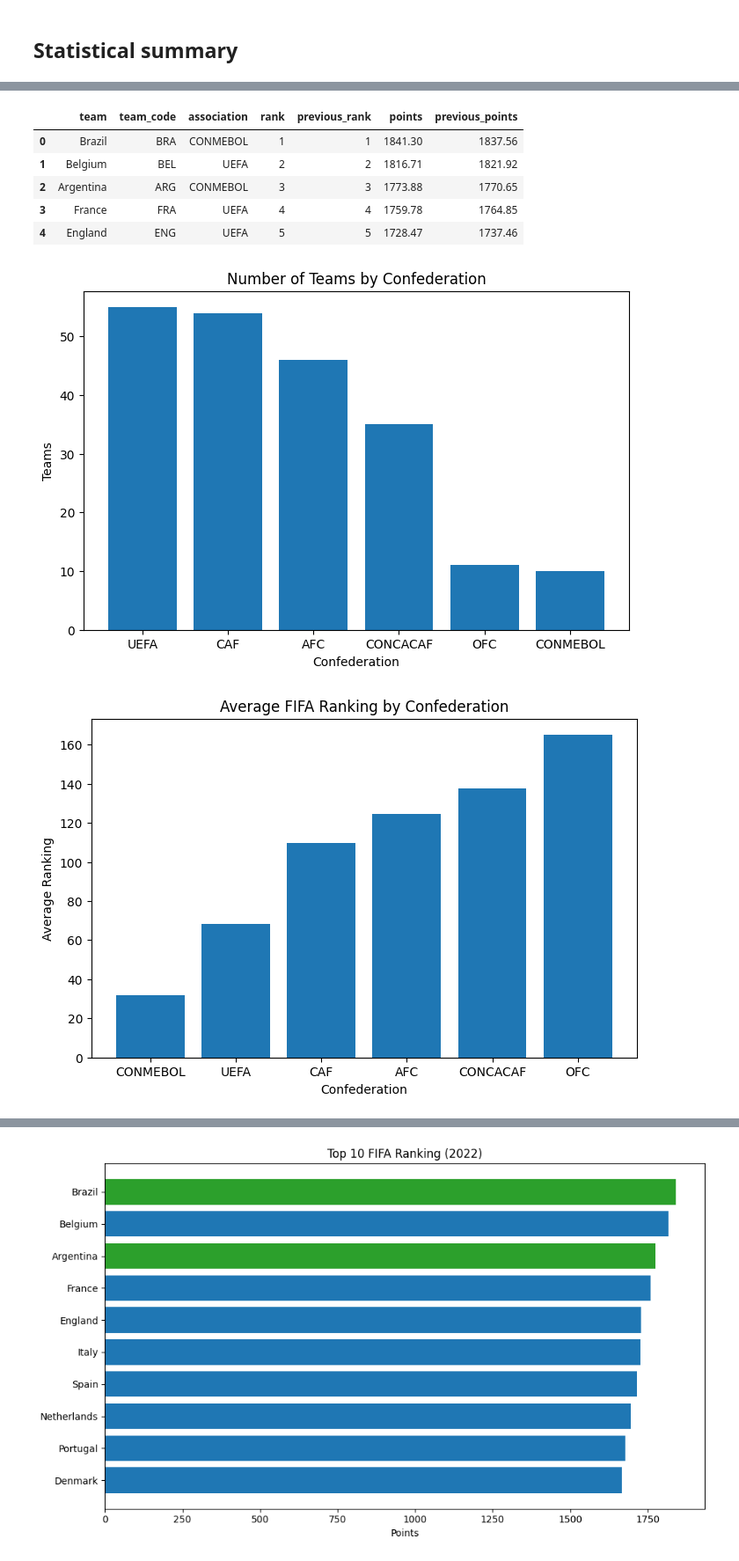
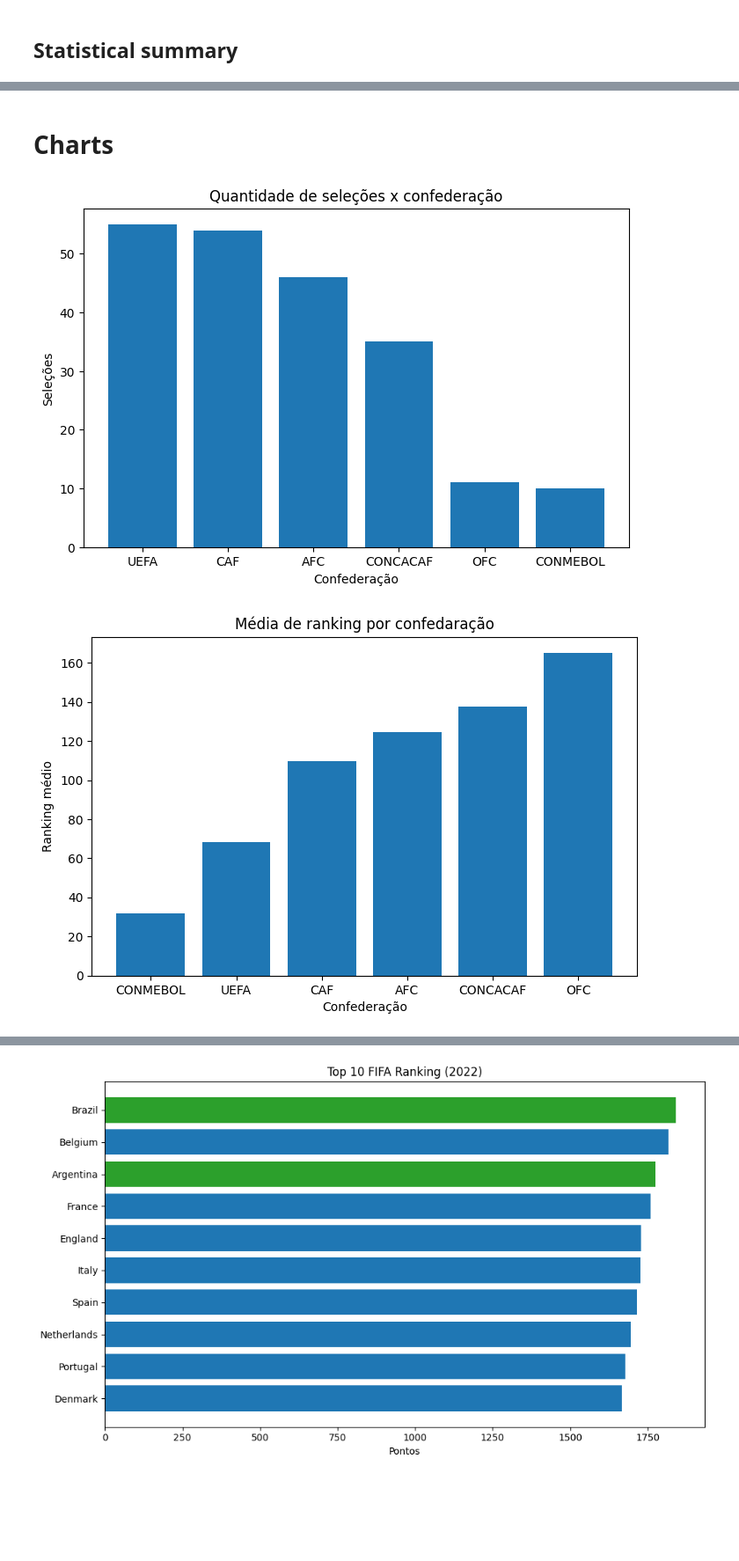
Before and after one commit to ithanara/Copa-challenger-Dados-por-Todos, a Jupyter notebook: notebooks/01_exploratory_data_analysis.ipynb, the cells around one changed output, grey strips where cells are left out. Shown at 88% size. Cells and saved outputs as stored; diff of their text form; code cells hidden in the pictures; blank space fills up the shorter version.

```diff
--- a/notebooks/01_exploratory_data_analysis.ipynb
+++ b/notebooks/01_exploratory_data_analysis.ipynb
@@ -270,12 +270,5 @@ matches_simple.describe
-# %%
-ranking.head()
-# %% [output]
-|  | team | team_code | association | rank | previous_rank | points | previous_points |
-| 0 | Brazil | BRA | CONMEBOL | 1 | 1 | 1841.30 | 1837.56 |
-| 1 | Belgium | BEL | UEFA | 2 | 2 | 1816.71 | 1821.92 |
-| 2 | Argentina | ARG | CONMEBOL | 3 | 3 | 1773.88 | 1770.65 |
-| 3 | France | FRA | UEFA | 4 | 4 | 1759.78 | 1764.85 |
-| 4 | England | ENG | UEFA | 5 | 5 | 1728.47 | 1737.46 |
+# %% [markdown]
+# Charts
 # %%
 #Quantidade de seleções em cada confederação
 
@@ -288,30 +281,30 @@ association_count = (
 
 plt.figure(figsize=(8,5))
 plt.bar(association_count.index, association_count.values)
-plt.title("Number of Teams by Confederation")
-plt.xlabel("Confederation")
-plt.ylabel("Teams")
+plt.title("Quantidade de seleções x confederação")
+plt.xlabel("Confederação")
+plt.ylabel("Seleções")
 plt.show()
 # %% [output]
-[figure, old version]
+[figure, new version]
 # %%
 #Média de ranking de cada confederação (lembrando que menor é melhor)
 
 association_rank = (
     ranking
     .groupby("association")["rank"]
     .mean()
     .sort_values()
 )
 
 plt.figure(figsize=(8,5))
 plt.bar(association_rank.index, association_rank.values)
-plt.title("Average FIFA Ranking by Confederation")
-plt.xlabel("Confederation")
-plt.ylabel("Average Ranking")
+plt.title("Média de ranking por confedaração")
+plt.xlabel("Confederação")
+plt.ylabel("Ranking médio")
 plt.show()
 # %% [output]
-[figure, old version]
+[figure, new version]
 # %%
 #Pontos por confederação
 
```
Also changed, not shown: parts of 15 cells of this notebook.
